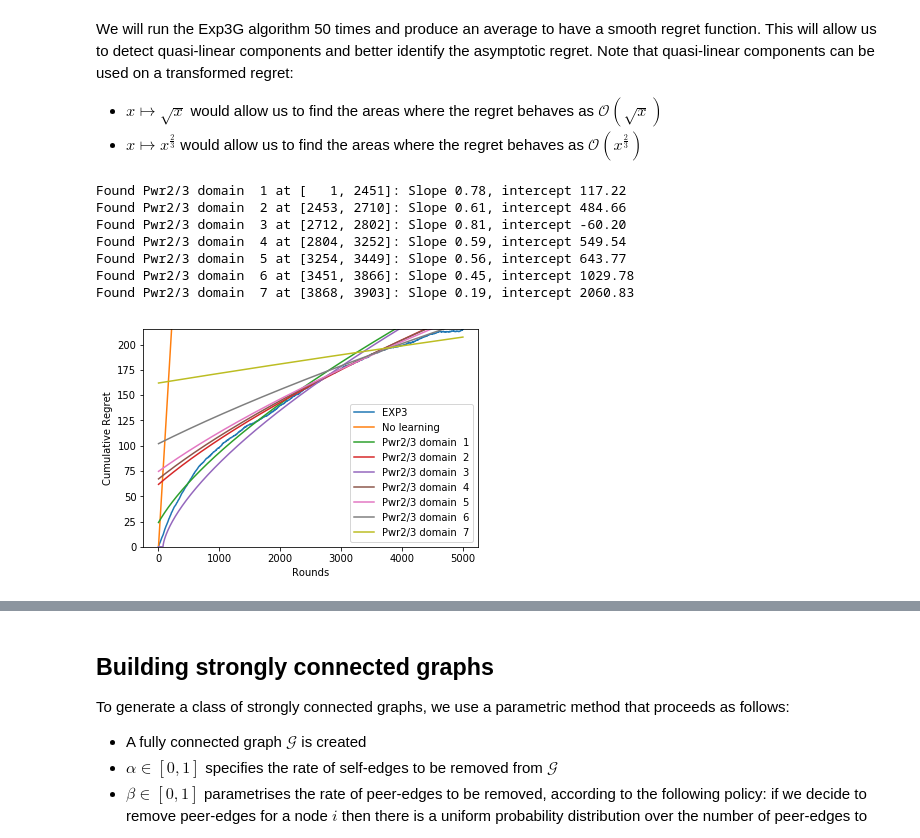
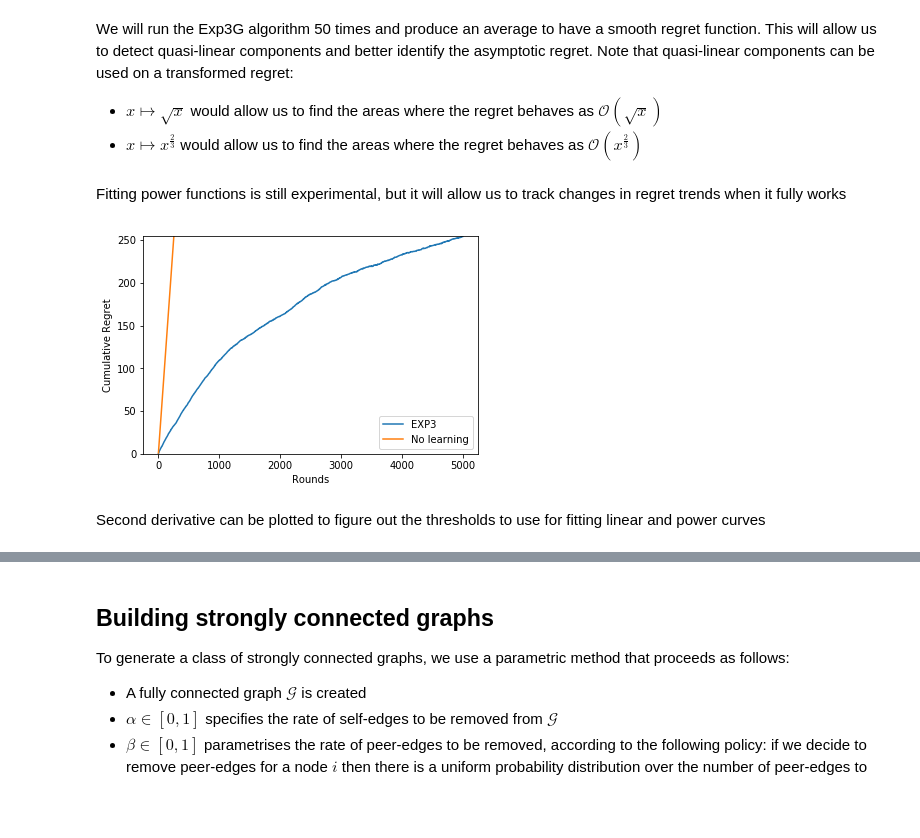
Before and after one commit to funboarder13920/GML-Project, a Jupyter notebook: EXP3.ipynb, the cells around one changed output, grey strips where cells are left out. Cells and saved outputs as stored; diff of their text form; code cells hidden in the pictures; blank space fills up the shorter version.

```diff
--- a/EXP3.ipynb
+++ b/EXP3.ipynb
@@ -48,24 +48,18 @@ We will run the Exp3G algorithm 50 times and produce an average to have a smooth
 - $x \mapsto x^{\frac{2}{3}}$ would allow us to find the areas where the regret behaves as $\mathcal{O}(x^{\frac{2}{3}})$
 # %%
 n_itr = 5000
-n_run = 50
+n_sim = 50
 
-avg_losses = np.zeros((n_itr,))
-
-for run in range(n_run):
-    q,losses = EXP3(G, list(G.nodes()), 0.5, 0.05, n_itr)
-    avg_losses = avg_losses + (1.0/n_run)*losses
+q,losses = EXP3(G, list(G.nodes()), 0.5, 0.05, n_itr, n_sim)
 # %%
-regret = compute_regret(avg_losses, G)
+regret = compute_regret(losses, G)
+# %% [markdown]
+Fitting power functions is still experimental, but it will allow us to track changes in regret trends when it fully works
 # %%
-der2,linAreas = plot_regret([regret], ['EXP3'], reg="Pwr2/3", stdev=19)
+# der2,linAreas = plot_regret([regret], ['EXP3'], reg="Pwr2/3", stdev=19)
+der2,linAreas = plot_regret([regret], ['EXP3'])
 # %% [output]
-Found Pwr2/3 domain  1 at [   1, 2451]: Slope 0.78, intercept 117.22
-Found Pwr2/3 domain  2 at [2453, 2710]: Slope 0.61, intercept 484.66
-Found Pwr2/3 domain  3 at [2712, 2802]: Slope 0.81, intercept -60.20
-Found Pwr2/3 domain  4 at [2804, 3252]: Slope 0.59, intercept 549.54
-Found Pwr2/3 domain  5 at [3254, 3449]: Slope 0.56, intercept 643.77
-Found Pwr2/3 domain  6 at [3451, 3866]: Slope 0.45, intercept 1029.78
-Found Pwr2/3 domain  7 at [3868, 3903]: Slope 0.19, intercept 2060.83
-[figure, old version]
+[figure, new version]
+# %% [markdown]
+Second derivative can be plotted to figure out the thresholds to use for fitting linear and power curves
 # %%
```
Also changed, not shown: parts of 30 cells of this notebook, 2 other files.
